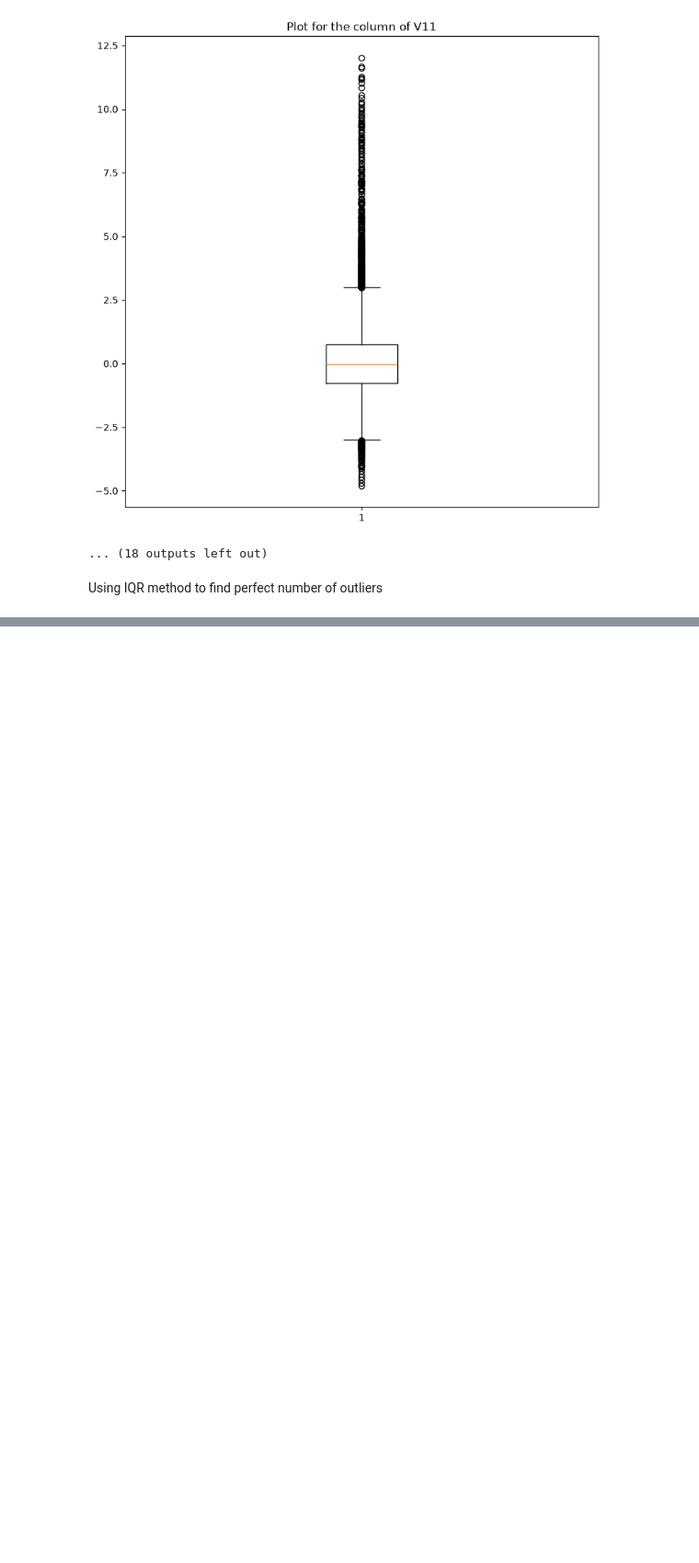
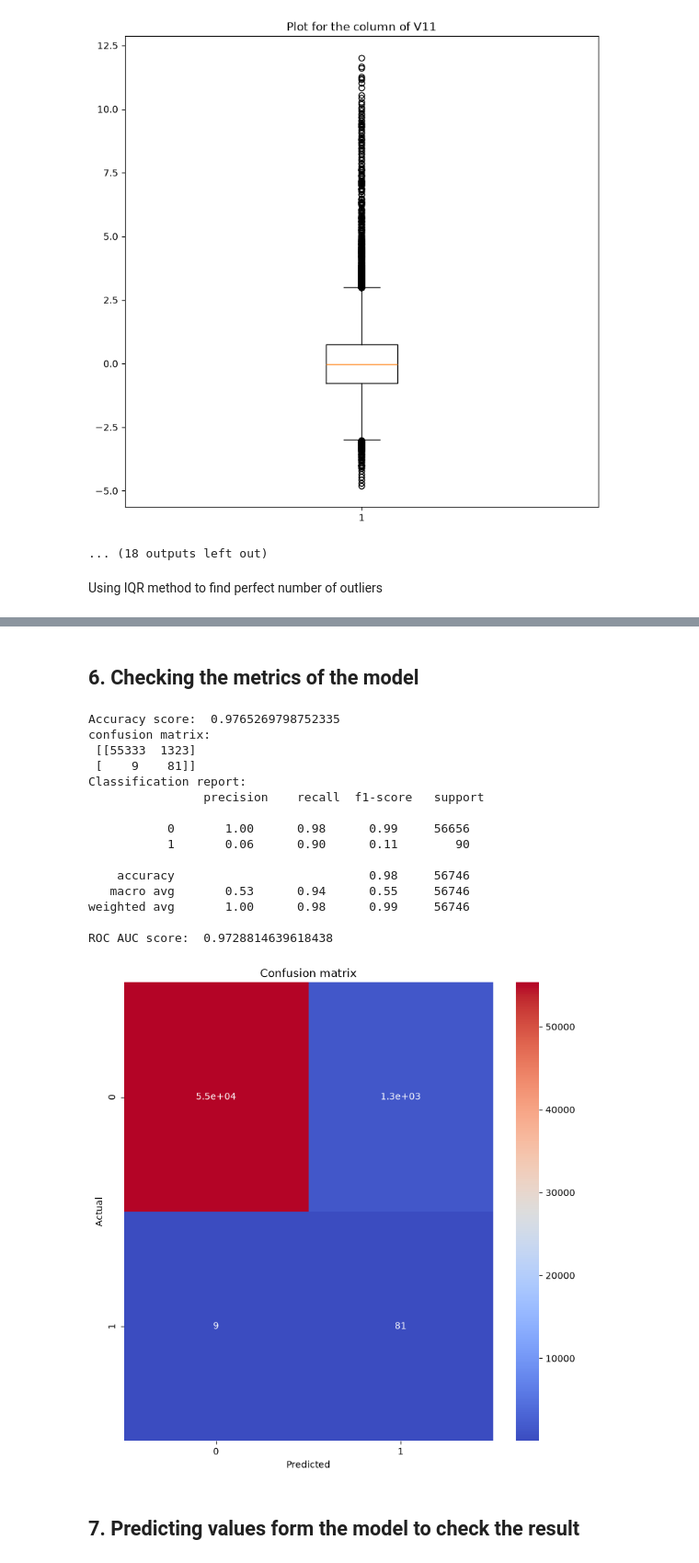
Before and after one commit to Dhairya-Dave-0204/Python-Learining, a Jupyter notebook: CreditCardFraudDetection/ModelTraining/FinalModel.ipynb, the cells around one changed output, grey strips where cells are left out. Shown at 92% size. Drawn from its saved outputs; the diff is of its cells as text; code cells hidden in the pictures; blank space fills up the shorter version.

Commit message:
Complete the project with best possible model

```diff
--- a/CreditCardFraudDetection/ModelTraining/FinalModel.ipynb
+++ b/CreditCardFraudDetection/ModelTraining/FinalModel.ipynb
@@ -125,0 +184,14 @@ Using IQR method to find perfect number of outliers
+# %%
+X = dfcopy.drop("Class", axis=1)
+y = dfcopy["Class"]
+# %%
+X_train, X_test, y_train, y_test = train_test_split(X, y, random_state=42, test_size=0.2)
+
+print(X_train.shape)
+print(X_test.shape)
+print(y_train.shape)
+print(y_test.shape)
+
+model = LogisticRegression(max_iter=2000, class_weight="balanced")
+
+model.fit(X_train, y_train)
@@ -125,0 +212,41 @@ Using IQR method to find perfect number of outliers
+# %% [markdown]
+## 6. Checking the metrics of the model
+# %%
+y_pred = model.predict(X_test)
+y_pred_proba = model.predict_proba(X_test)[:, 1]
+
+print("Accuracy score: ", accuracy_score(y_test, y_pred))
+
+cm = confusion_matrix(y_test, y_pred)
+print("confusion matrix: \n", cm)
+
+print("Classification report: \n ", classification_report(y_test, y_pred))
+
+roc_auc = roc_auc_score(y_test, y_pred_proba)
+print("ROC AUC score: ", roc_auc)
+
+plt.figure(figsize=(9,9))
+sns.heatmap(cm, annot=True, cmap="coolwarm")
+plt.title("Confusion matrix")
+plt.xlabel("Predicted")
+plt.ylabel("Actual")
+plt.show()
+# %% [output]
+Accuracy score:  0.9765269798752335
+confusion matrix:
+ [[55333  1323]
+ [    9    81]]
+Classification report:
+                precision    recall  f1-score   support
+
+           0       1.00      0.98      0.99     56656
+           1       0.06      0.90      0.11        90
+
+    accuracy                           0.98     56746
+   macro avg       0.53      0.94      0.55     56746
+weighted avg       1.00      0.98      0.99     56746
+
+ROC AUC score:  0.9728814639618438
+[figure, added]
+# %% [markdown]
+## 7. Predicting values form the model to check the result
```
Also changed, not shown: parts of 10 cells of this notebook, 1 other file.
